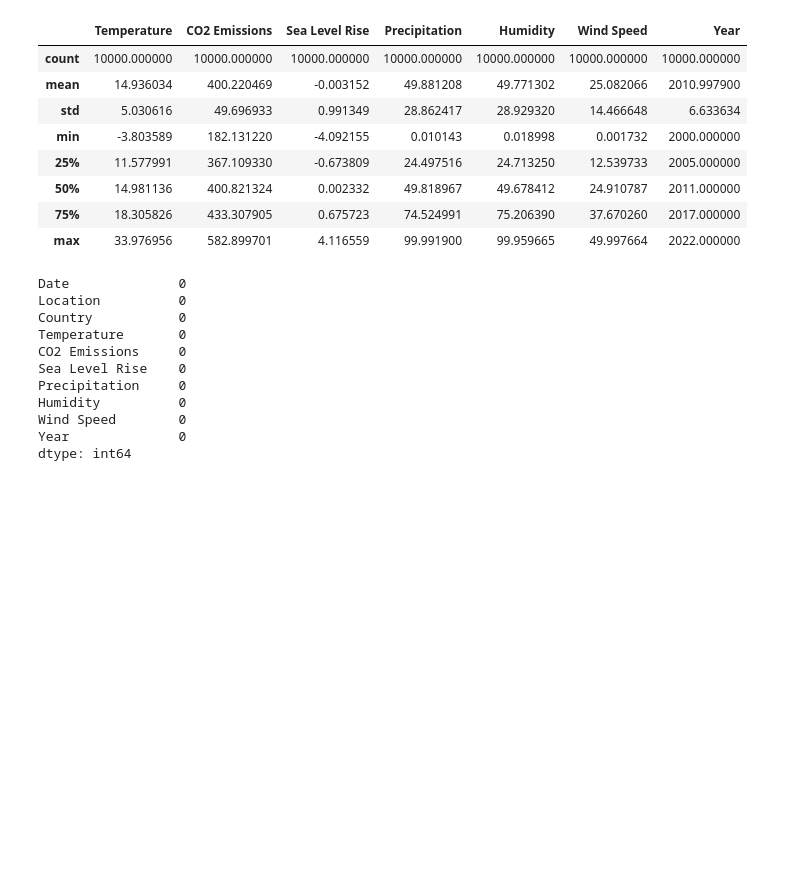
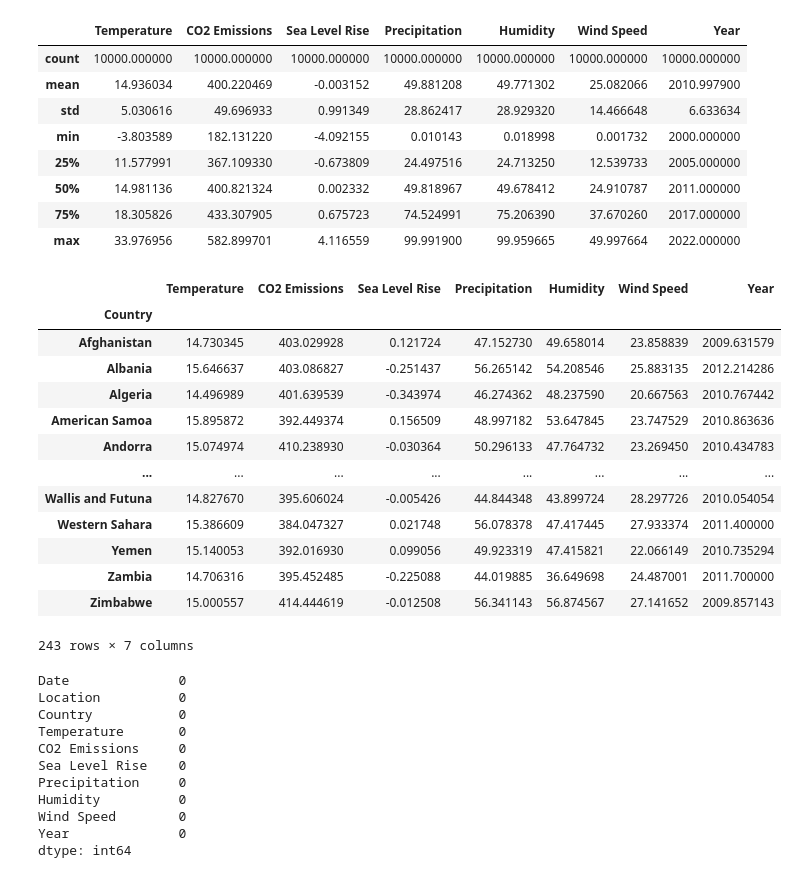
Before and after one commit to burghporter314/Food-Scarcity-Prediction, a Jupyter notebook: Food Scaricity - Dante Osbourne-Dylan Porter- Code.ipynb, the cells around one changed output. Cells and saved outputs as stored; diff of their text form; code cells hidden in the pictures; blank space fills up the shorter version.

```diff
--- a/Food Scaricity - Dante Osbourne-Dylan Porter- Code.ipynb
+++ b/Food Scaricity - Dante Osbourne-Dylan Porter- Code.ipynb
@@ -98,6 +98,23 @@ climate_change_df.describe()
 | 50% | 14.981136 | 400.821324 | 0.002332 | 49.818967 | 49.678412 | 24.910787 | 2011.000000 |
 | 75% | 18.305826 | 433.307905 | 0.675723 | 74.524991 | 75.206390 | 37.670260 | 2017.000000 |
 | max | 33.976956 | 582.899701 | 4.116559 | 99.991900 | 99.959665 | 49.997664 | 2022.000000 |
+# %%
+climate_change_df.groupby('Country').mean()
+# %% [output]
+|  | Temperature | CO2 Emissions | Sea Level Rise | Precipitation | Humidity | Wind Speed | Year |
+| Country |  |  |  |  |  |  |  |
+| Afghanistan | 14.730345 | 403.029928 | 0.121724 | 47.152730 | 49.658014 | 23.858839 | 2009.631579 |
+| Albania | 15.646637 | 403.086827 | -0.251437 | 56.265142 | 54.208546 | 25.883135 | 2012.214286 |
+| Algeria | 14.496989 | 401.639539 | -0.343974 | 46.274362 | 48.237590 | 20.667563 | 2010.767442 |
+| American Samoa | 15.895872 | 392.449374 | 0.156509 | 48.997182 | 53.647845 | 23.747529 | 2010.863636 |
+| Andorra | 15.074974 | 410.238930 | -0.030364 | 50.296133 | 47.764732 | 23.269450 | 2010.434783 |
+| ... | ... | ... | ... | ... | ... | ... | ... |
+| Wallis and Futuna | 14.827670 | 395.606024 | -0.005426 | 44.844348 | 43.899724 | 28.297726 | 2010.054054 |
+| Western Sahara | 15.386609 | 384.047327 | 0.021748 | 56.078378 | 47.417445 | 27.933374 | 2011.400000 |
+| Yemen | 15.140053 | 392.016930 | 0.099056 | 49.923319 | 47.415821 | 22.066149 | 2010.735294 |
+| Zambia | 14.706316 | 395.452485 | -0.225088 | 44.019885 | 36.649698 | 24.487001 | 2011.700000 |
+| Zimbabwe | 15.000557 | 414.444619 | -0.012508 | 56.341143 | 56.874567 | 27.141652 | 2009.857143 |
+243 rows × 7 columns
 # %%
 #empty check
 climate_change_df.isnull().sum(axis = 0)
```
Also changed, not shown: parts of 27 cells of this notebook.
